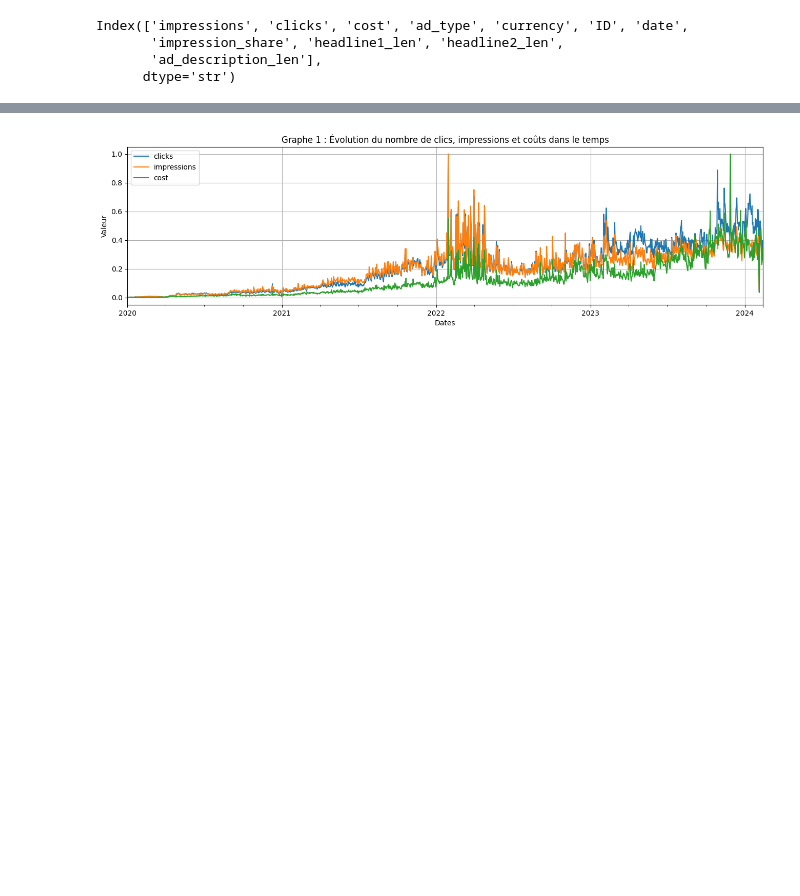
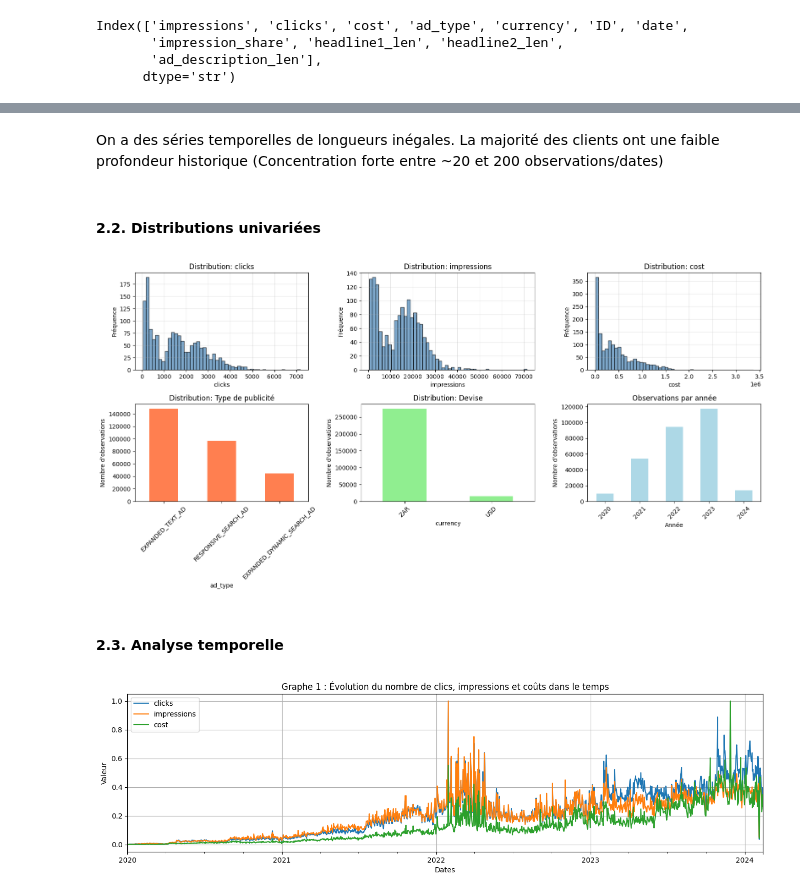
Before and after one commit to JOREL531/projet_deep_learning, a Jupyter notebook: src/notebook.ipynb, the cells around one changed output, grey strips where cells are left out. Cells and saved outputs as stored; diff of their text form; code cells hidden in the pictures; blank space fills up the shorter version.

```diff
--- a/src/notebook.ipynb
+++ b/src/notebook.ipynb
@@ -105,3 +197,57 @@ Index(['impressions', 'clicks', 'cost', 'ad_type', 'currency', 'ID', 'date',
+# %% [markdown]
+On a des séries temporelles de longueurs inégales. La majorité des clients ont une faible profondeur historique (Concentration forte entre ~20 et 200 observations/dates)
+# %% [markdown]
+#### 2.2. Distributions univariées
+# %%
+# Distributions univariées (histogrammes)
+df_dist_uni = df_train.groupby(['date']).agg({
+        'impressions': 'sum',
+        'clicks': 'sum',
+        'cost' : 'sum',
+    }).reset_index()
+fig, axes = plt.subplots(2, 3, figsize=(16, 8))
+numeric_cols = ['clicks', 'impressions', 'cost']
+
+# Histogrammes des variables numériques
+for i, col in enumerate(numeric_cols):
+    ax = axes[0, i]
+    ax.hist(df_dist_uni[col], bins=50, edgecolor='black', alpha=0.7, color='steelblue')
+    ax.set_xlabel(col)
+    ax.set_ylabel('Fréquence')
+    ax.set_title(f"Distribution: {col}")
+    ax.grid(True, alpha=0.3)
+
+# Distributions des variables catégorielles
+ax = axes[1, 0]
+df_train['ad_type'].value_counts().plot(kind='bar', ax=ax, color='coral')
+ax.set_title("Distribution: Type de publicité")
+ax.set_ylabel("Nombre d'observations")
+plt.setp(ax.xaxis.get_majorticklabels(), rotation=45)
+
+ax = axes[1, 1]
+df_train['currency'].value_counts().plot(kind='bar', ax=ax, color='lightgreen')
+ax.set_title("Distribution: Devise")
+ax.set_ylabel("Nombre d'observations")
+plt.setp(ax.xaxis.get_majorticklabels(), rotation=45)
+
+# Observations par année (si elle existe après nettoyage)
+try:
+    df_train['year_temp'] = pd.to_datetime(df_train['date']).dt.year
+    ax = axes[1, 2]
+    df_train['year_temp'].value_counts().sort_index().plot(kind='bar', ax=ax, color='lightblue')
+    ax.set_title("Observations par année")
+    ax.set_ylabel("Nombre d'observations")
+    ax.set_xlabel("Année")
+    plt.setp(ax.xaxis.get_majorticklabels(), rotation=45)
+except:
+    pass
+
+plt.tight_layout()
+plt.show()
+# %% [output]
+[figure, added]
+# %% [markdown]
+#### 2.3. Analyse temporelle
 # %%
 # Graphe de l'évolution dans le temps du nombre de clics, impressions et coûts sur publicités fait par les clients
 df_sum_clicks = df_train.groupby(['date'])[['clicks', 'impressions', 'cost']].sum().reset_index()
```
Also changed, not shown: parts of 27 cells of this notebook, 5 other files.
